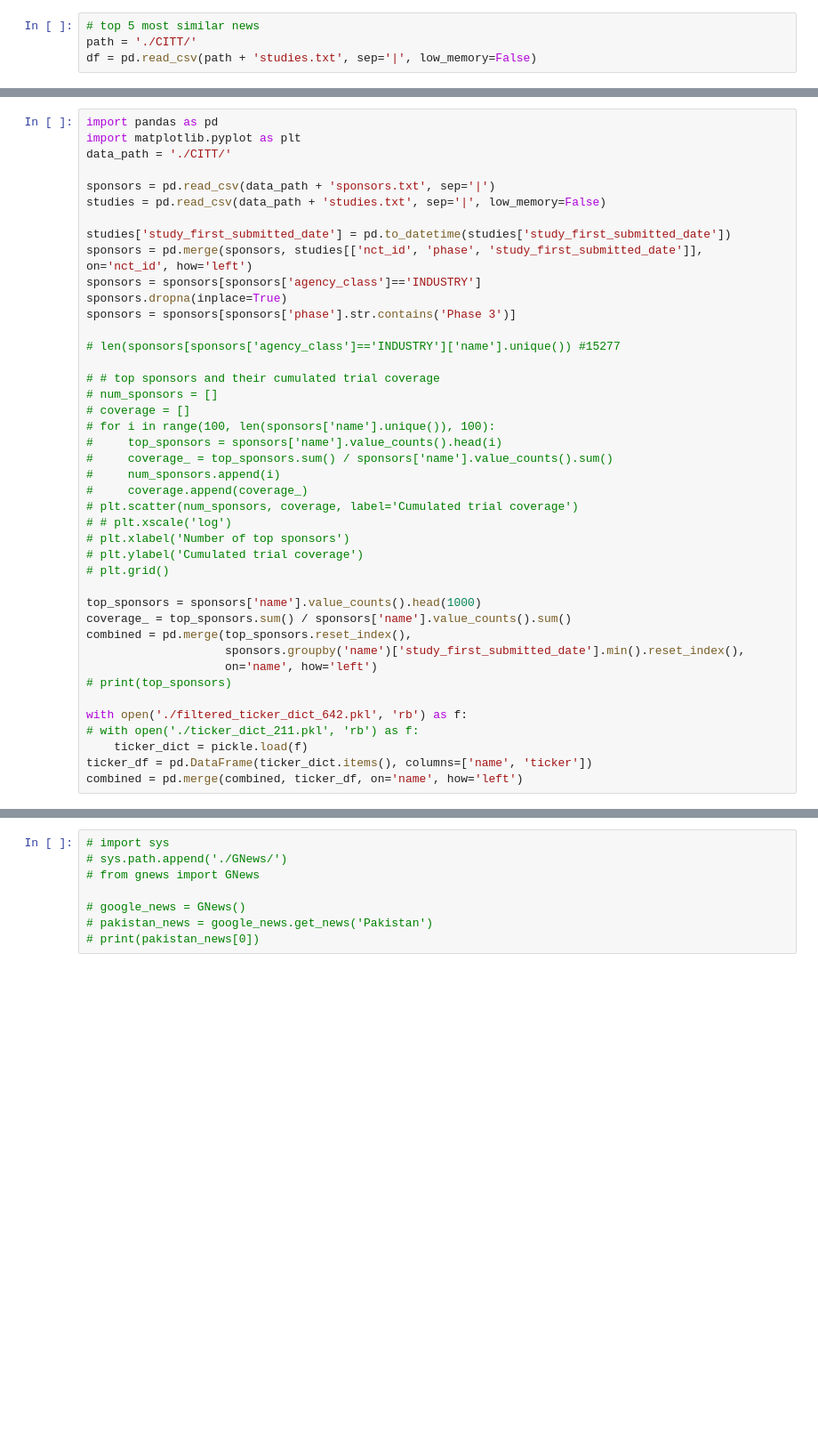
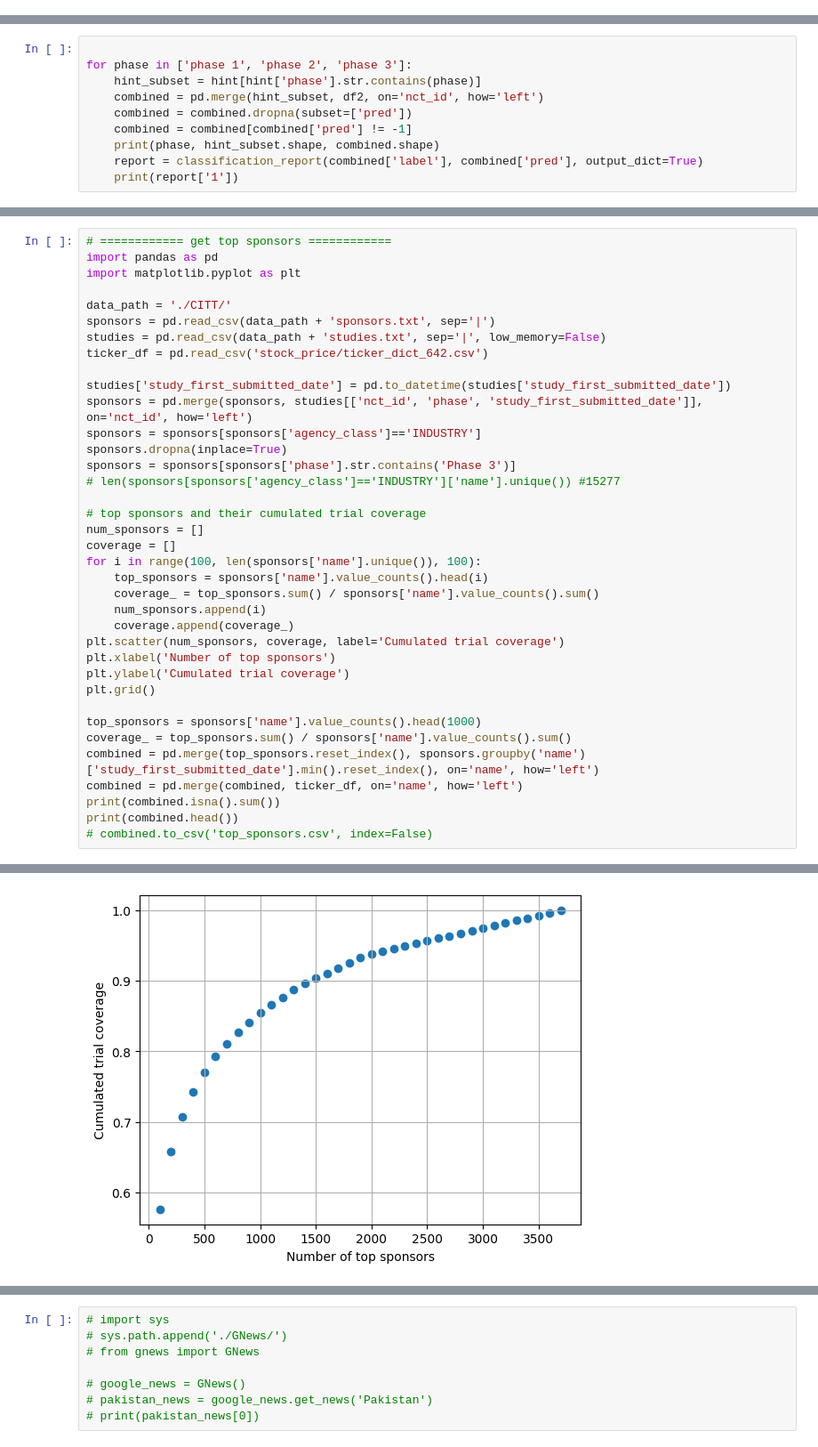
Before and after one commit to chufangao/CTOD, a Jupyter notebook: trial_test.ipynb, the cells around one changed output, grey strips where cells are left out. Shown at 89% size. Cells and saved outputs as stored; diff of their text form; blank space fills up the shorter version.

```diff
--- a/trial_test.ipynb
+++ b/trial_test.ipynb
@@ -210,4 +241,0 @@ print(news_df.shape, news_title_embedding.shape)
-# %%
-# top 5 most similar news
-path = './CITT/'
-df = pd.read_csv(path + 'studies.txt', sep='|', low_memory=False)
@@ -344,0 +244,10 @@ list(news_df['title'].values)
+# %%
+
+for phase in ['phase 1', 'phase 2', 'phase 3']:
+    hint_subset = hint[hint['phase'].str.contains(phase)]
+    combined = pd.merge(hint_subset, df2, on='nct_id', how='left')
+    combined = combined.dropna(subset=['pred'])
+    combined = combined[combined['pred'] != -1]
+    print(phase, hint_subset.shape, combined.shape)
+    report = classification_report(combined['label'], combined['pred'], output_dict=True)
+    print(report['1'])
@@ -345,42 +307,38 @@ list(news_df['title'].values)
 # %%
+# ============ get top sponsors ============
 import pandas as pd
 import matplotlib.pyplot as plt
+
 data_path = './CITT/'
-
 sponsors = pd.read_csv(data_path + 'sponsors.txt', sep='|')
 studies = pd.read_csv(data_path + 'studies.txt', sep='|', low_memory=False)
+ticker_df = pd.read_csv('stock_price/ticker_dict_642.csv')
 
 studies['study_first_submitted_date'] = pd.to_datetime(studies['study_first_submitted_date'])
 sponsors = pd.merge(sponsors, studies[['nct_id', 'phase', 'study_first_submitted_date']], on='nct_id', how='left')
 sponsors = sponsors[sponsors['agency_class']=='INDUSTRY']
 sponsors.dropna(inplace=True)
 sponsors = sponsors[sponsors['phase'].str.contains('Phase 3')]
-
 # len(sponsors[sponsors['agency_class']=='INDUSTRY']['name'].unique()) #15277
 
-# # top sponsors and their cumulated trial coverage
-# num_sponsors = []
-# coverage = []
-# for i in range(100, len(sponsors['name'].unique()), 100):
-#     top_sponsors = sponsors['name'].value_counts().head(i)
-#     coverage_ = top_sponsors.sum() / sponsors['name'].value_counts().sum()
-#     num_sponsors.append(i)
-#     coverage.append(coverage_)
-# plt.scatter(num_sponsors, coverage, label='Cumulated trial coverage')
-# # plt.xscale('log')
-# plt.xlabel('Number of top sponsors')
-# plt.ylabel('Cumulated trial coverage')
-# plt.grid()
+# top sponsors and their cumulated trial coverage
+num_sponsors = []
+coverage = []
+for i in range(100, len(sponsors['name'].unique()), 100):
+    top_sponsors = sponsors['name'].value_counts().head(i)
+    coverage_ = top_sponsors.sum() / sponsors['name'].value_counts().sum()
+    num_sponsors.append(i)
+    coverage.append(coverage_)
+plt.scatter(num_sponsors, coverage, label='Cumulated trial coverage')
+plt.xlabel('Number of top sponsors')
+plt.ylabel('Cumulated trial coverage')
+plt.grid()
 
 top_sponsors = sponsors['name'].value_counts().head(1000)
 coverage_ = top_sponsors.sum() / sponsors['name'].value_counts().sum()
-combined = pd.merge(top_sponsors.reset_index(),
-                    sponsors.groupby('name')['study_first_submitted_date'].min().reset_index(),
-                    on='name', how='left')
-# print(top_sponsors)
-
-with open('./filtered_ticker_dict_642.pkl', 'rb') as f:
-# with open('./ticker_dict_211.pkl', 'rb') as f:
-    ticker_dict = pickle.load(f)
-ticker_df = pd.DataFrame(ticker_dict.items(), columns=['name', 'ticker'])
+combined = pd.merge(top_sponsors.reset_index(), sponsors.groupby('name')['study_first_submitted_date'].min().reset_index(), on='name', how='left')
 combined = pd.merge(combined, ticker_df, on='name', how='left')
+print(combined.isna().sum())
+print(combined.head())
+# combined.to_csv('top_sponsors.csv', index=False)
+# %% [output]
@@ -386,0 +356 @@ combined = pd.merge(combined, ticker_df, on='name', how='left')
+[figure, added]
```
Also changed, not shown: parts of 21 cells of this notebook, 5 other files.
